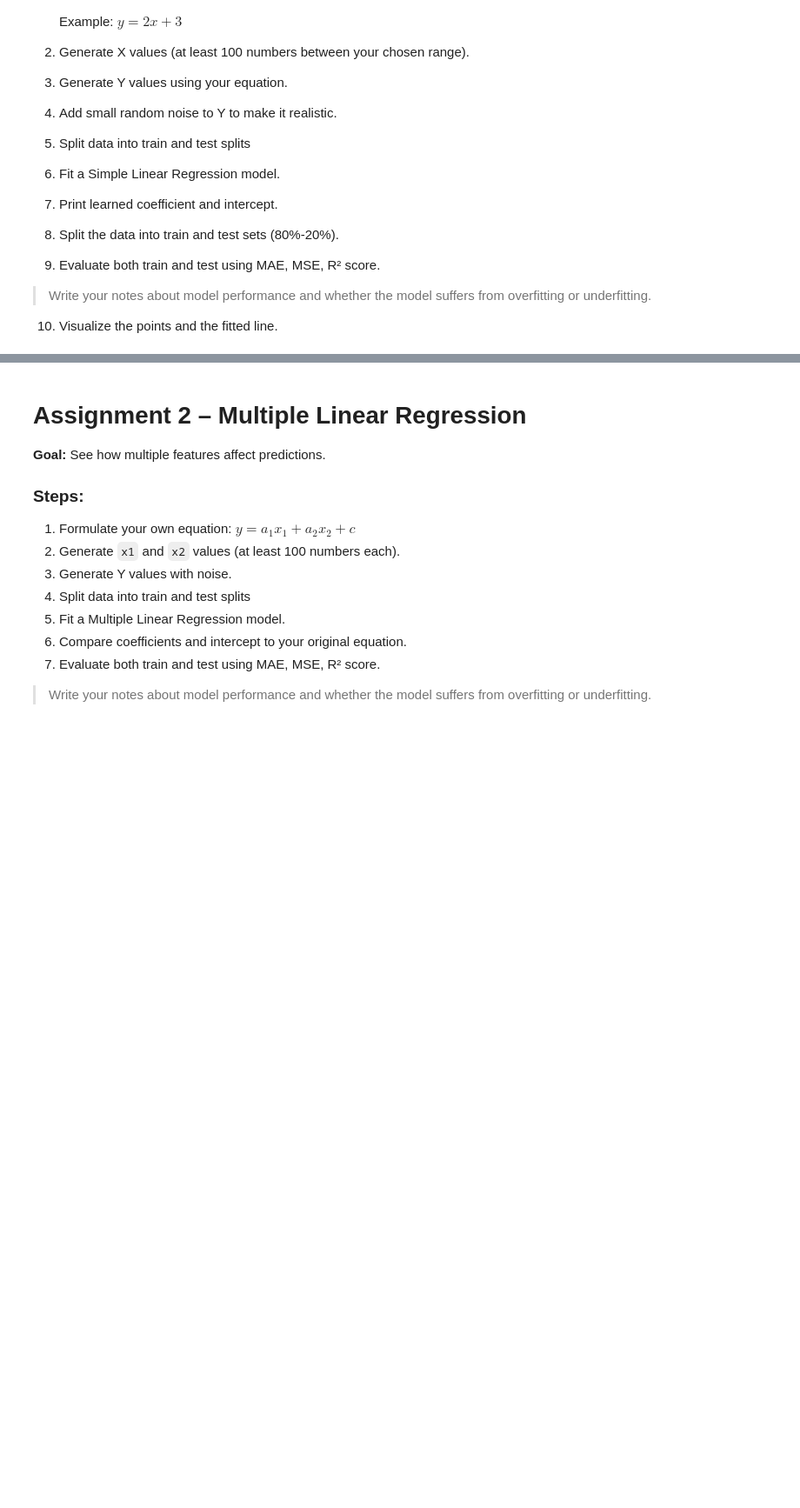
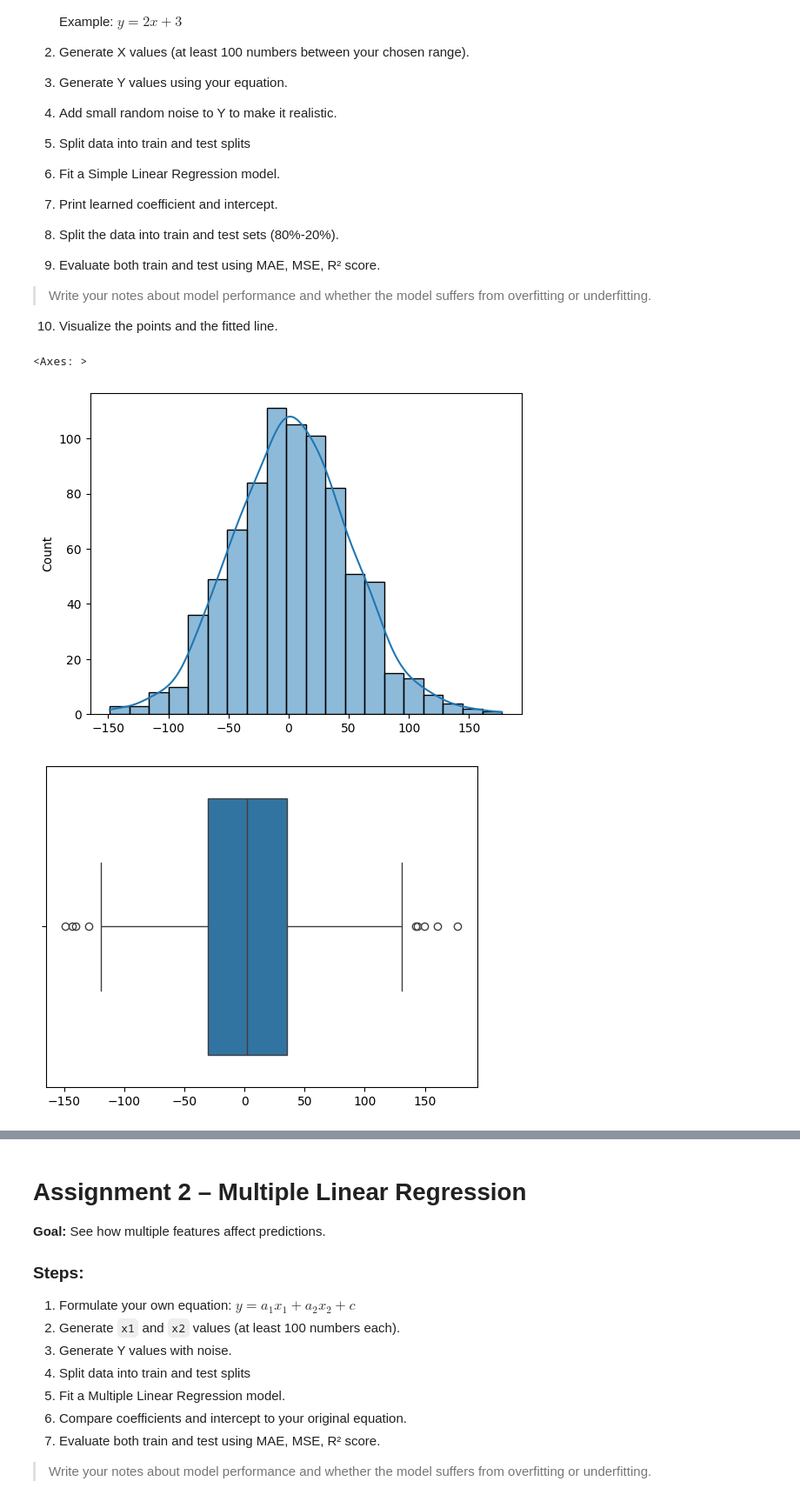
Before and after one commit to Abdallahyasser14/-Airline-Flights-Price-Prediction-Project, a Jupyter notebook: Regression_Task.ipynb, the cells around one changed output, grey strips where cells are left out. Shown: that part at 87% size. Saved outputs shown, nothing was run; the diff lists cells and outputs as text; code cells hidden in the pictures; blank space fills up the shorter version.

```diff
--- a/Regression_Task.ipynb
+++ b/Regression_Task.ipynb
@@ -19,3 +19,21 @@
 9. Evaluate both train and test using MAE, MSE, R² score.
 > Write your notes about model performance and whether the model suffers from overfitting or underfitting.
 10. Visualize the points and the fitted line.
+# %%
+import numpy as np
+from sklearn.model_selection import train_test_split
+import seaborn as sns
+import matplotlib.pyplot as plt
+# y=14X+10
+X=np.random.randn(1000)*50  #normal dist
+Y=14*X+10
+Y+= np.random.normal(0, 2, size=Y.shape)
+X_train, X_test, y_train, y_test = train_test_split(X, Y, test_size=0.2, random_state=44, shuffle =True)
+plt.figure()
+sns.histplot(x=X_train,bins=20,kde=True)
+plt.figure()
+sns.boxplot(x=X_train)
+# %% [output]
+<Axes: >
+[figure, added]
+[figure, added]
```
Also changed, not shown: parts of 5 cells of this notebook.
